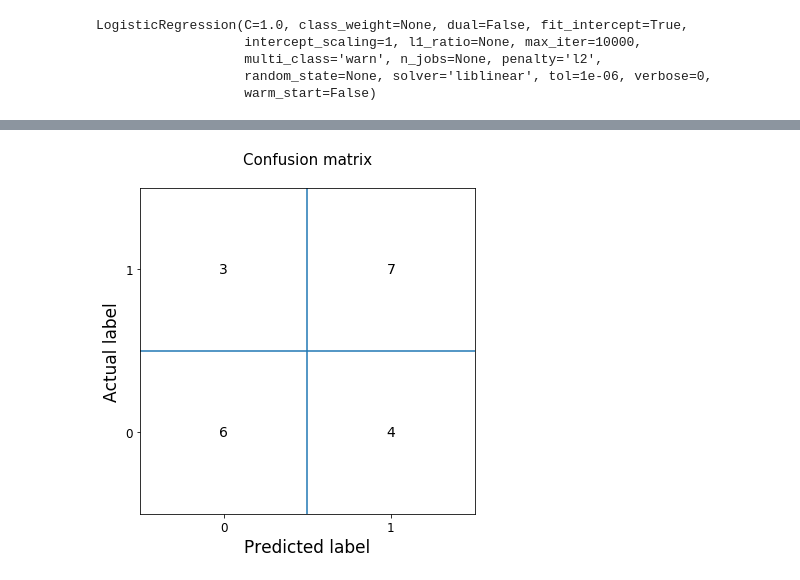
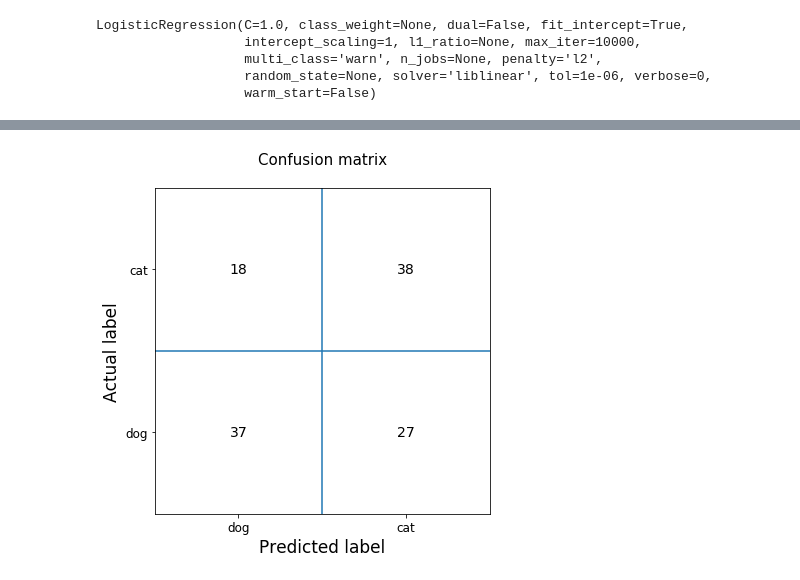
Before and after one commit to eafpres/dogs_cats_sklearn, a Jupyter notebook: Exercise_1_01_colab.ipynb, the cells around one changed output, grey strips where cells are left out. Cells and saved outputs as stored; diff of their text form; code cells hidden in the pictures.

```diff
--- a/Exercise_1_01_colab.ipynb
+++ b/Exercise_1_01_colab.ipynb
@@ -114,6 +126,7 @@ for i in cat_samples:
 #dogs_dir = '1jYekYnT29ZaejEPsh--jVet6FgI-AwK6'
 #
 # load the dogs
+# get the list, then look at first one
 #
 dog_file_list = drive.ListFile(
     {'q' : "'1jYekYnT29ZaejEPsh--jVet6FgI-AwK6' in parents"}).GetList()
@@ -124,15 +137,4 @@ this_dog = rgb2gray(resize(plt.imread('Filename.jpg'), (100, 100)))
 plt.imshow(this_dog, cmap = plt.cm.gray)
 plt.show()
 dogs = dict({0 : this_dog})
-count = 1
-for my_dog in dog_file_list[1:]:
-  this_dog_file = drive.CreateFile({'id' :  my_dog['id']})
-  this_dog_file.GetContentFile('Filename.jpg')
-  this_dog = rgb2gray(resize(plt.imread('Filename.jpg'), (100, 100)))
-  dogs[count] = this_dog
-  count += 1
-dog_samples = random.randint(0, len(dogs), 5)
-for i in dog_samples:
-  plt.imshow(dogs[i], cmap = plt.cm.gray)
-  plt.show()
 # %% [output]
@@ -144,0 +142,12 @@ for i in dog_samples:
+# %%
+#
+# load remaining dogs
+#
+count = 1
+for my_dog in dog_file_list[1:300]:
+  time.sleep(1)
+  this_dog_file = drive.CreateFile({'id' :  my_dog['id']})
+  this_dog_file.GetContentFile('Filename.jpg')
+  this_dog = rgb2gray(resize(plt.imread('Filename.jpg'), (100, 100)))
+  dogs[count] = this_dog
+  count += 1
@@ -145,19 +214,19 @@ for i in dog_samples:
 # %%
 #
-# flatten and add labels
-# 1 = cat, 0 = dog
-# this step "unwraps" the 2D image into a 1 D vector
+# put the data into the right form for the classifier
+# and add labels 1 = cat, 0 = dog
 #
-cats_data = {i : cats[i].flatten() for (i, cats[i]) in cats.items()}
-cats_array = np.array([cats_data[i] for i in range(len(cats_data))])
+cats_array = np.array([cats_data[i] for i in cats_data.keys()])
 cats_labels = np.ones(cats_array.shape[0])
-dogs_data = {i : dogs[i].flatten() for (i, dogs[i]) in dogs.items()}
-dogs_array = np.array([dogs_data[i] for i in range(len(dogs_data))])
+dogs_array = np.array([dogs_data[i] for i in dogs_data.keys()])
 dogs_labels = np.zeros(dogs_array.shape[0])
+#
+# split a validation set (and shuffle, by default)
+#
 train_data, val_data, train_labels, val_labels = \
   train_test_split(np.concatenate((cats_array, dogs_array), axis = 0),
                    np.concatenate((cats_labels, dogs_labels)),
-                   test_size = 0.1)
+                   test_size = 0.2)
 # %%
 #
 # train a logistic regression classifier
@@ -184,29 +253,29 @@ val accuracy =  65.0
 # %%
 #
 # evaluate the model using a confusion matrix
 #
 cm = metrics.confusion_matrix(val_labels, predictions)
 #
 fig, ax = plt.subplots(1, 1, figsize = (6, 6))
 ax.set_title('Confusion matrix\n', size = 15)
 tick_marks = [0.5, 1.5]
 ax.set_xlim(0, 2)
 ax.set_ylim(0, 2)
 ax.set_xticks(tick_marks)
-ax.set_xticklabels(('0', '1'))
+ax.set_xticklabels(('dog', 'cat'))
 ax.set_yticks(tick_marks)
-ax.set_yticklabels(('0', '1'))
+ax.set_yticklabels(('dog', 'cat'))
 ax.set_ylabel('Actual label', size = 17)
 ax.set_xlabel('Predicted label', size = 17)
 ax.tick_params(labelsize = 12)
 ax.axvline(x = 1, ymin = 0, ymax = 2)
 ax.axhline(y = 1, xmin = 0, xmax = 2)
 #
 for x in [0, 1]:
   for y in [0, 1]:
     ax.annotate(str(cm[x][y]), xy = (x + 0.5, y + 0.5),
                 horizontalalignment = 'center',
                 verticalalignment = 'center',
                 fontsize = 14)
 # %% [output]
-[figure, old version]
+[figure, new version]
```
Also changed, not shown: parts of 14 cells of this notebook.
